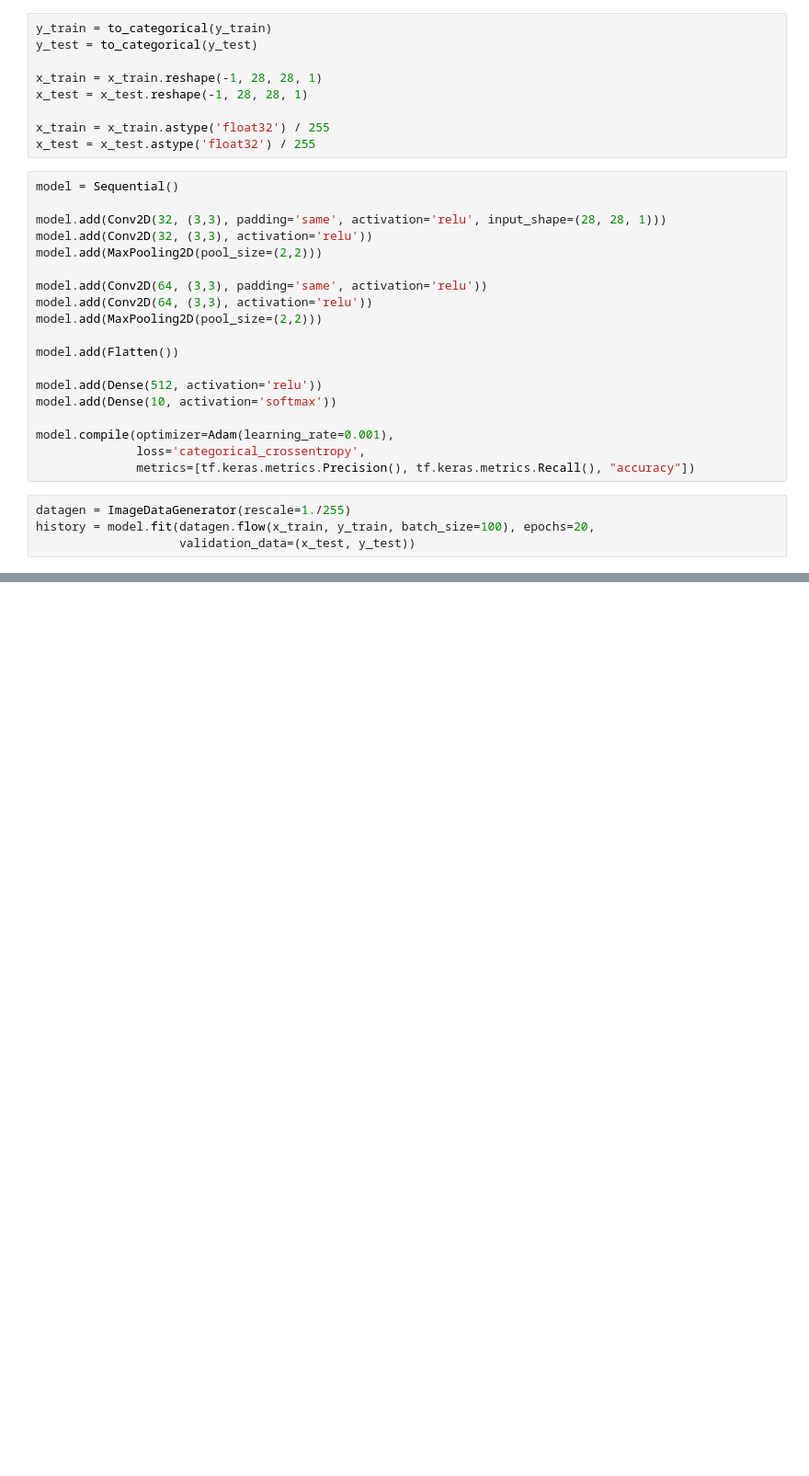
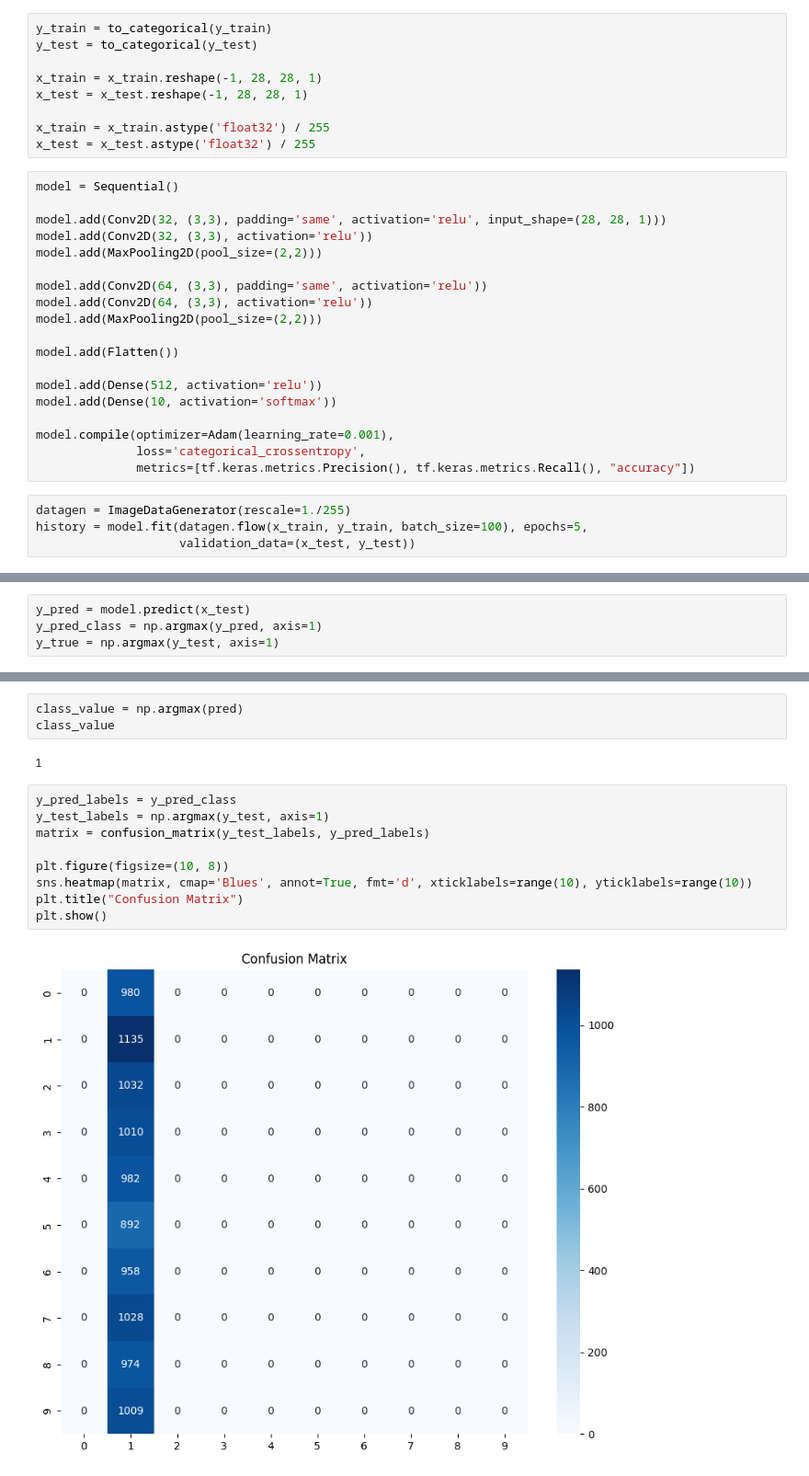
Before and after one commit to shloksonkusare/DL-Assignments, a Jupyter notebook: temp.ipynb, the cells around one changed output, grey strips where cells are left out. Shown at 92% size. Saved outputs shown, nothing was run; the diff lists cells and outputs as text; blank space fills up the shorter version.

```diff
--- a/temp.ipynb
+++ b/temp.ipynb
@@ -58,6 +58,6 @@ model.compile(optimizer=Adam(learning_rate=0.001),
               metrics=[tf.keras.metrics.Precision(), tf.keras.metrics.Recall(), "accuracy"])
 # %%
 datagen = ImageDataGenerator(rescale=1./255)
-history = model.fit(datagen.flow(x_train, y_train, batch_size=100), epochs=20,
+history = model.fit(datagen.flow(x_train, y_train, batch_size=100), epochs=5,
                     validation_data=(x_test, y_test))
 # %% [output]
@@ -65,0 +74,4 @@ KeyboardInterrupt:
+# %%
+y_pred = model.predict(x_test)
+y_pred_class = np.argmax(y_pred, axis=1)
+y_true = np.argmax(y_test, axis=1)
@@ -65,0 +108,16 @@ KeyboardInterrupt:
+# %%
+class_value = np.argmax(pred)
+class_value
+# %% [output]
+1
+# %%
+y_pred_labels = y_pred_class
+y_test_labels = np.argmax(y_test, axis=1)
+matrix = confusion_matrix(y_test_labels, y_pred_labels)
+
+plt.figure(figsize=(10, 8))
+sns.heatmap(matrix, cmap='Blues', annot=True, fmt='d', xticklabels=range(10), yticklabels=range(10))
+plt.title("Confusion Matrix")
+plt.show()
+# %% [output]
+[figure, added]
```
Also changed, not shown: parts of 6 cells of this notebook, 8 other files.
